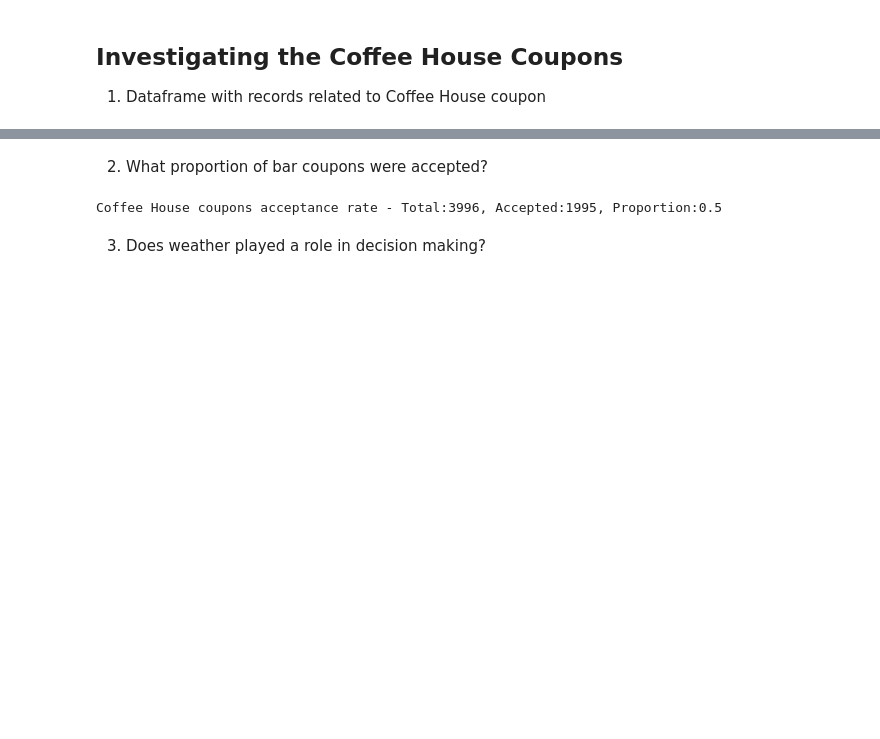
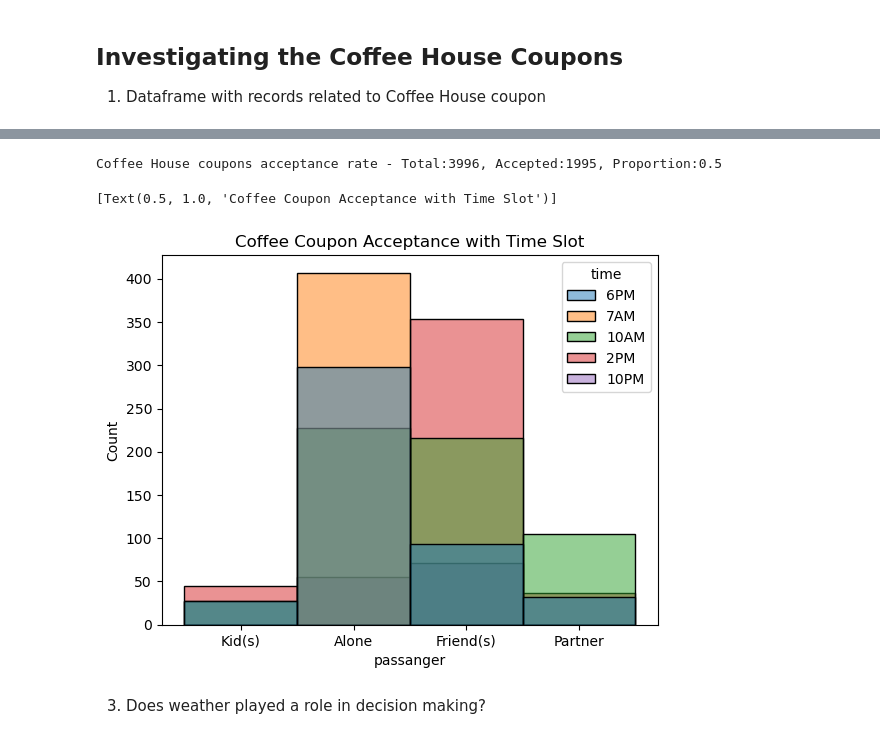
Before and after one commit to rahilkidwai/coupon-avail-prediction, a Jupyter notebook: prompt.ipynb, the cells around one changed output, grey strips where cells are left out. Drawn from its saved outputs; the diff is of its cells as text; code cells hidden in the pictures; blank space fills up the shorter version.

Commit message:
coffee by time slot graph

```diff
--- a/prompt.ipynb
+++ b/prompt.ipynb
@@ -308,10 +310,13 @@ df.sample(5)
 5 rows × 26 columns
-# %% [markdown]
-2. What proportion of bar coupons were accepted?
 # %%
 calc_accept_prop("Coffee House coupons acceptance rate", "Y==1", "Y==1 or Y==0")
 # %% [output]
 Coffee House coupons acceptance rate - Total:3996, Accepted:1995, Proportion:0.5
+# %%
+sns.histplot(df.query("Y==1"), x="passanger", hue="time").set(title="Coffee Coupon Acceptance with Time Slot")
+# %% [output]
+[Text(0.5, 1.0, 'Coffee Coupon Acceptance with Time Slot')]
+[figure, added]
 # %% [markdown]
 3. Does weather played a role in decision making?
 # %%
```
Also changed, not shown: parts of 5 cells of this notebook, 2 other files.
